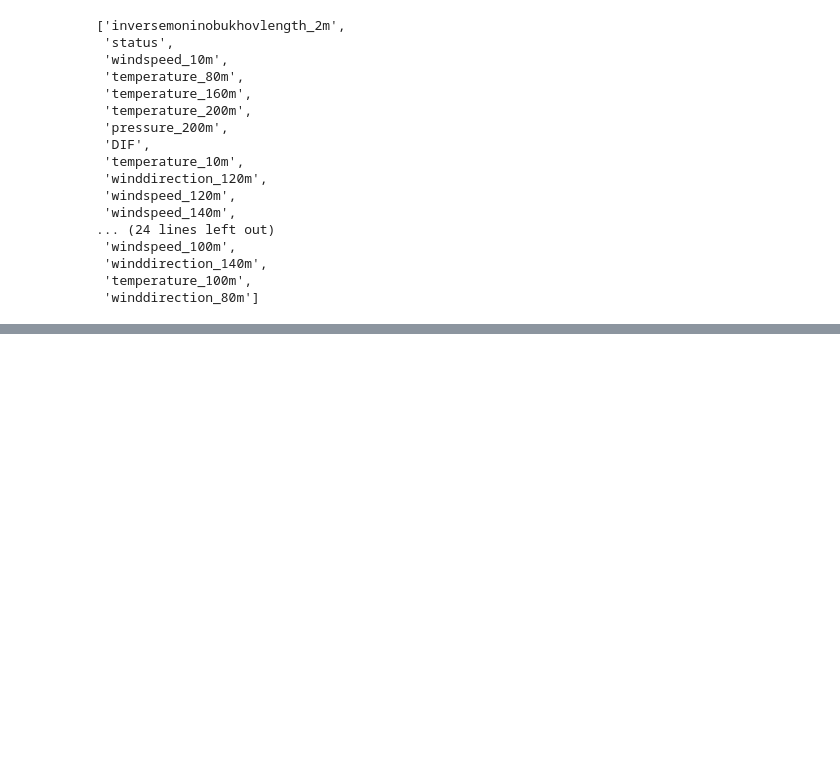
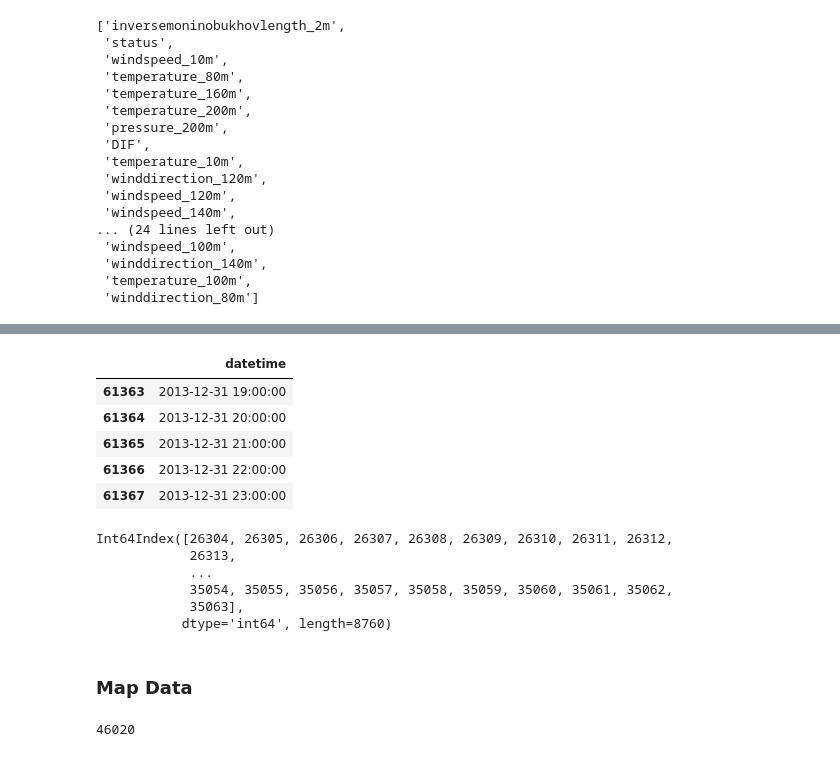
Before and after one commit to jeffakins/wind_power, a Jupyter notebook: wind_power_notebook.ipynb, the cells around one changed output, grey strips where cells are left out. Cells and saved outputs as stored; diff of their text form; code cells hidden in the pictures; blank space fills up the shorter version.

```diff
--- a/wind_power_notebook.ipynb
+++ b/wind_power_notebook.ipynb
@@ -62,0 +95,27 @@ list(f)
+# %%
+dt.tail()
+# %% [output]
+|  | datetime |
+| 61363 | 2013-12-31 19:00:00 |
+| 61364 | 2013-12-31 20:00:00 |
+| 61365 | 2013-12-31 21:00:00 |
+| 61366 | 2013-12-31 22:00:00 |
+| 61367 | 2013-12-31 23:00:00 |
+# %%
+twentyten = dt.loc[(dt.datetime >= '2010-01-01') & (dt.datetime < '2011-01-01')].index
+twentyten
+# %% [output]
+Int64Index([26304, 26305, 26306, 26307, 26308, 26309, 26310, 26311, 26312,
+            26313,
+            ...
+            35054, 35055, 35056, 35057, 35058, 35059, 35060, 35061, 35062,
+            35063],
+           dtype='int64', length=8760)
+# %% [markdown]
+### Map Data
+# %%
+# Single date
+timestep = dt.loc[dt.datetime == '2012-04-01 12:00:00'].index[0]
+timestep
+# %% [output]
+46020
```
Also changed, not shown: parts of 9 cells of this notebook.
